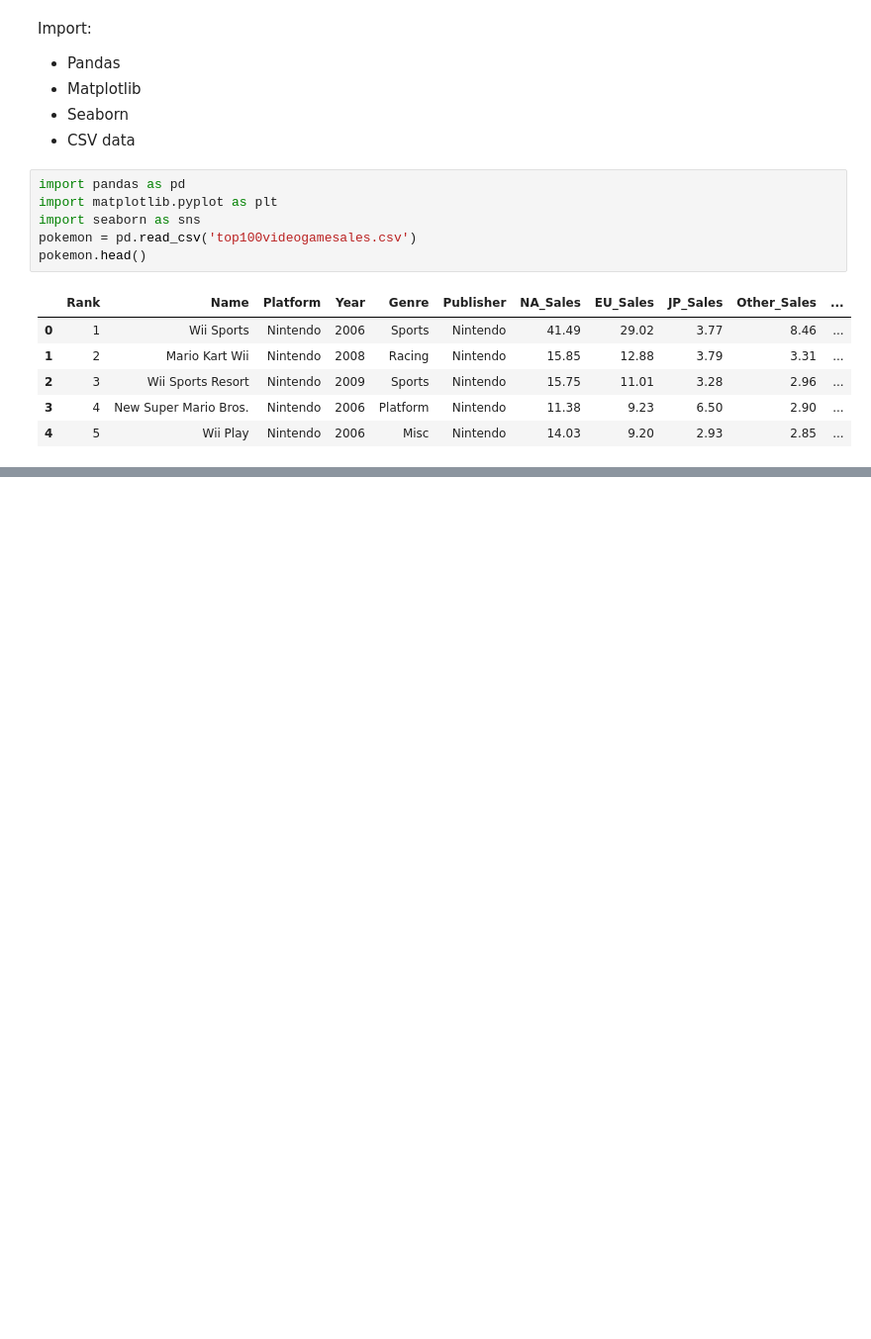
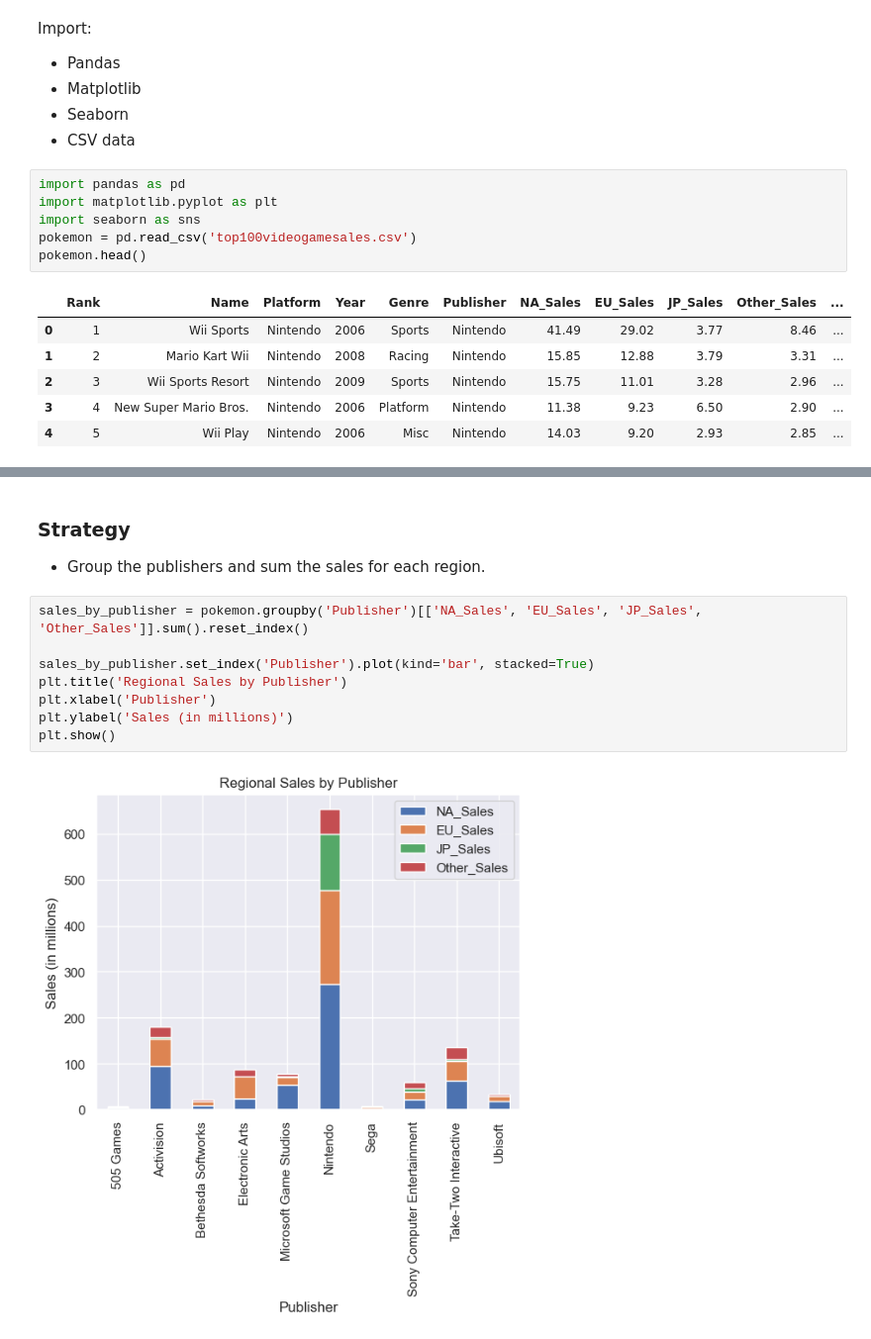
Before and after one commit to dtoshm/data_project_six, a Jupyter notebook: game_sales_analysis.ipynb, the cells around one changed output, grey strips where cells are left out. Shown: that part at 99% size. Saved outputs shown, nothing was run; the diff lists cells and outputs as text; blank space fills up the shorter version.

```diff
--- a/game_sales_analysis.ipynb
+++ b/game_sales_analysis.ipynb
@@ -22,0 +27,13 @@ pokemon.head()
+# %% [markdown]
+### Strategy
+- Group the publishers and sum the sales for each region.
+# %%
+sales_by_publisher = pokemon.groupby('Publisher')[['NA_Sales', 'EU_Sales', 'JP_Sales', 'Other_Sales']].sum().reset_index()
+
+sales_by_publisher.set_index('Publisher').plot(kind='bar', stacked=True)
+plt.title('Regional Sales by Publisher')
+plt.xlabel('Publisher')
+plt.ylabel('Sales (in millions)')
+plt.show()
+# %% [output]
+[figure, added]
```
Also changed, not shown: parts of 2 cells of this notebook.
